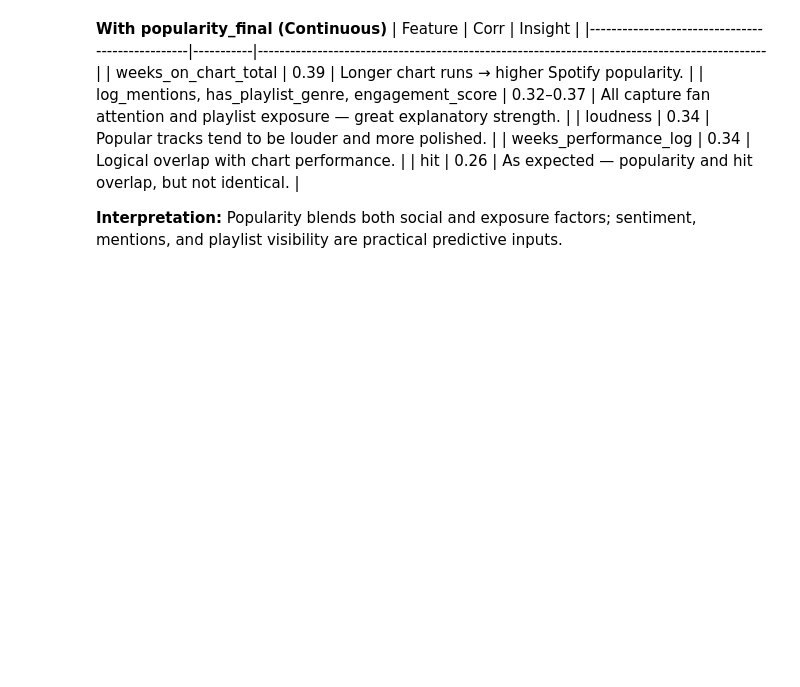
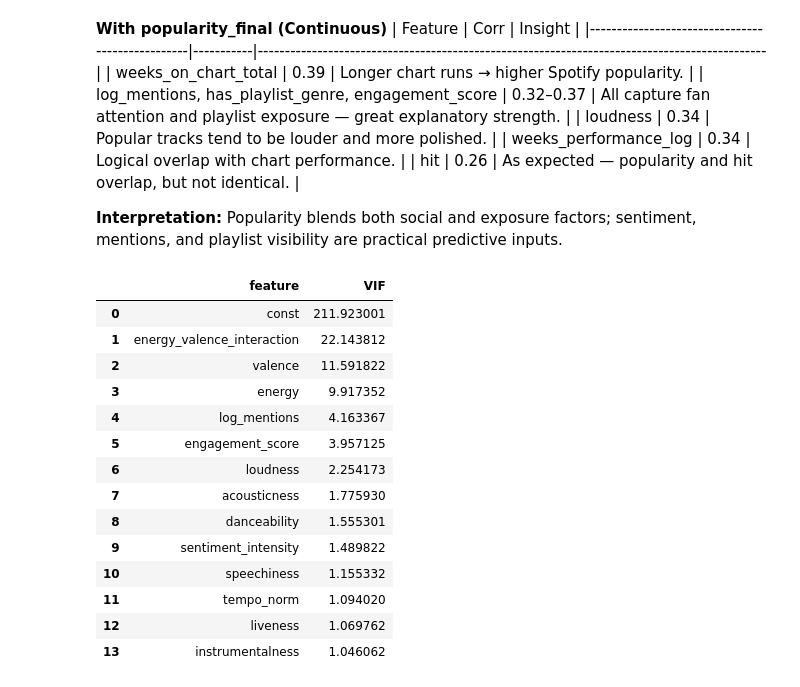
Before and after one commit to priyadarshanparida/media-success-prediction, a Jupyter notebook: code/media_success_prediction.ipynb, the cells around one changed output. Cells and saved outputs as stored; diff of their text form; code cells hidden in the pictures; blank space fills up the shorter version.

```diff
--- a/code/media_success_prediction.ipynb
+++ b/code/media_success_prediction.ipynb
@@ -1036,3 +1041,45 @@ The actionable features for modeling are likely: popularity_norm, log_mentions,
 | hit                                             | 0.26      | As expected — popularity and hit overlap, but not identical.                                 |
 
 **Interpretation:** Popularity blends both social and exposure factors; sentiment, mentions, and playlist visibility are practical predictive inputs.
+# %%
+# Variance Inflation Factor (VIF) Check
+# focus on the core numeric predictors
+# (excluding chart-derived or target columns like hit, weeks_*, and popularity_final).
+
+from statsmodels.stats.outliers_influence import variance_inflation_factor
+from statsmodels.tools.tools import add_constant
+
+# Select candidate numeric predictors
+predictor_cols = [
+    "danceability", "energy", "loudness", "valence", "tempo_norm",
+    "acousticness", "speechiness", "instrumentalness", "liveness",
+    "log_mentions", "sentiment_intensity", "engagement_score",
+    "energy_valence_interaction"
+]
+
+# Drop missing values for VIF calculation
+vif_df = merged[predictor_cols].dropna().copy()
+X = add_constant(vif_df)
+
+# Compute VIF for each predictor
+vif_data = pd.DataFrame()
+vif_data["feature"] = X.columns
+vif_data["VIF"] = [variance_inflation_factor(X.values, i) for i in range(X.shape[1])]
+vif_data = vif_data.sort_values(by="VIF", ascending=False).reset_index(drop=True)
+vif_data
+# %% [output]
+|  | feature | VIF |
+| 0 | const | 211.923001 |
+| 1 | energy_valence_interaction | 22.143812 |
+| 2 | valence | 11.591822 |
+| 3 | energy | 9.917352 |
+| 4 | log_mentions | 4.163367 |
+| 5 | engagement_score | 3.957125 |
+| 6 | loudness | 2.254173 |
+| 7 | acousticness | 1.775930 |
+| 8 | danceability | 1.555301 |
+| 9 | sentiment_intensity | 1.489822 |
+| 10 | speechiness | 1.155332 |
+| 11 | tempo_norm | 1.094020 |
+| 12 | liveness | 1.069762 |
+| 13 | instrumentalness | 1.046062 |
```
Also changed, not shown: parts of 23 cells of this notebook.
